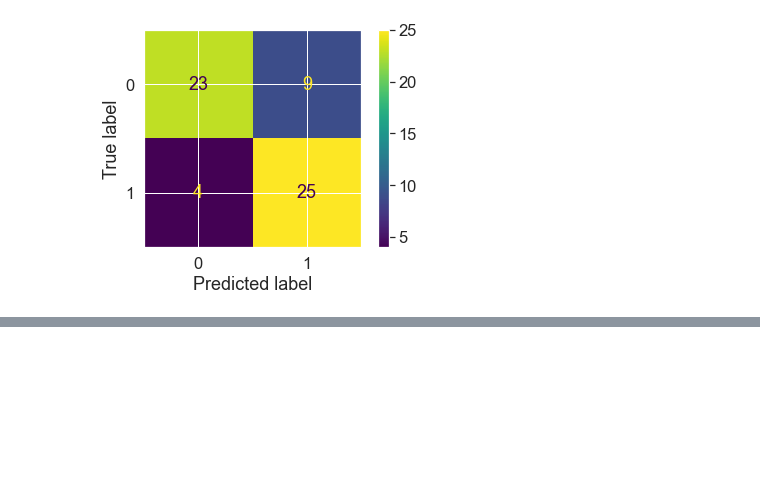
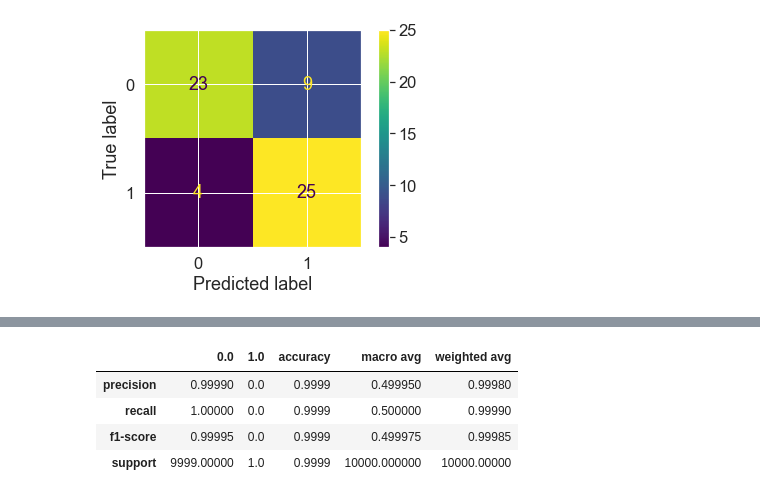
Before and after one commit to tomneo2004/Machine-Learning-Practice, a Jupyter notebook: Scikit-Learn/Introduction-to-scikit-learn.ipynb, the cells around one changed output, grey strips where cells are left out. Cells and saved outputs as stored; diff of their text form; code cells hidden in the pictures; blank space fills up the shorter version.

```diff
--- a/Scikit-Learn/Introduction-to-scikit-learn.ipynb
+++ b/Scikit-Learn/Introduction-to-scikit-learn.ipynb
@@ -1388,0 +1391,14 @@ plot_confusion_matrix(rfc, x_test, y_test)
+# %%
+# where percison and recall become valuable
+disease_true = np.zeros(10000)
+disease_true[0] = 1 # only one positive
+
+disease_pred = np.zeros(10000) # predict every cases as 0
+
+pd.DataFrame(classification_report(disease_true, disease_pred, output_dict=True))
+# %% [output]
+|  | 0.0 | 1.0 | accuracy | macro avg | weighted avg |
+| precision | 0.99990 | 0.0 | 0.9999 | 0.499950 | 0.99980 |
+| recall | 1.00000 | 0.0 | 0.9999 | 0.500000 | 0.99990 |
+| f1-score | 0.99995 | 0.0 | 0.9999 | 0.499975 | 0.99985 |
+| support | 9999.00000 | 1.0 | 0.9999 | 10000.000000 | 10000.00000 |
```
Also changed, not shown: parts of 28 cells of this notebook, 1 other file.
